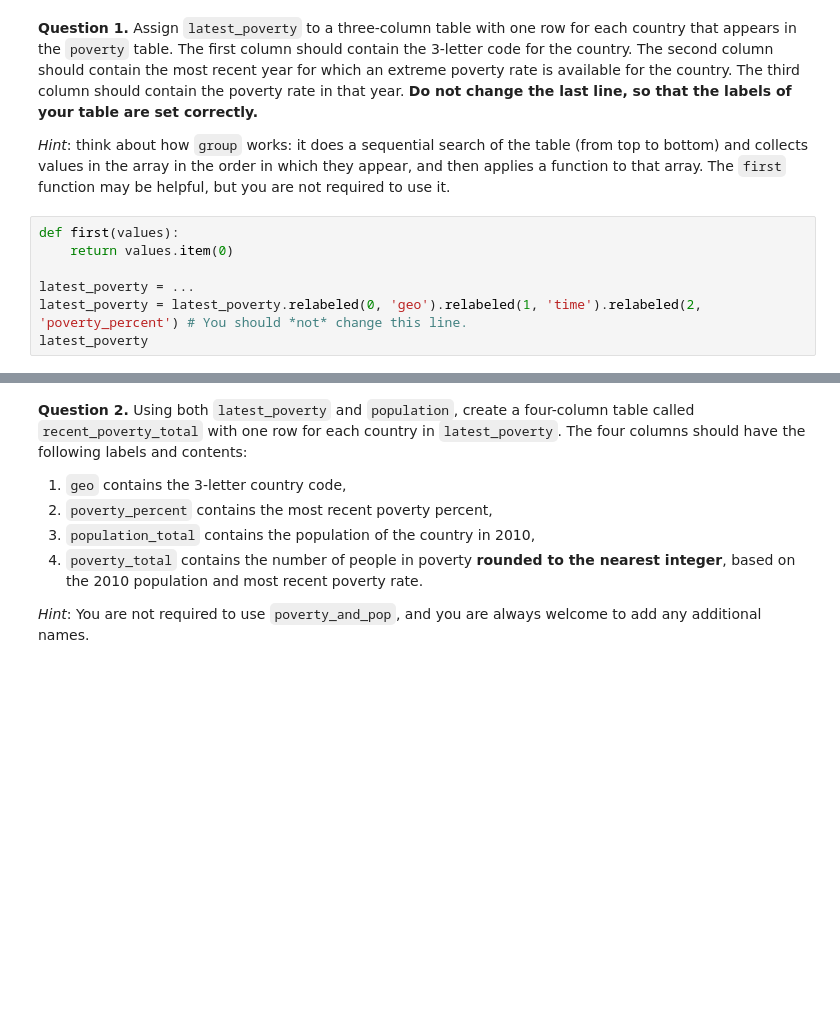
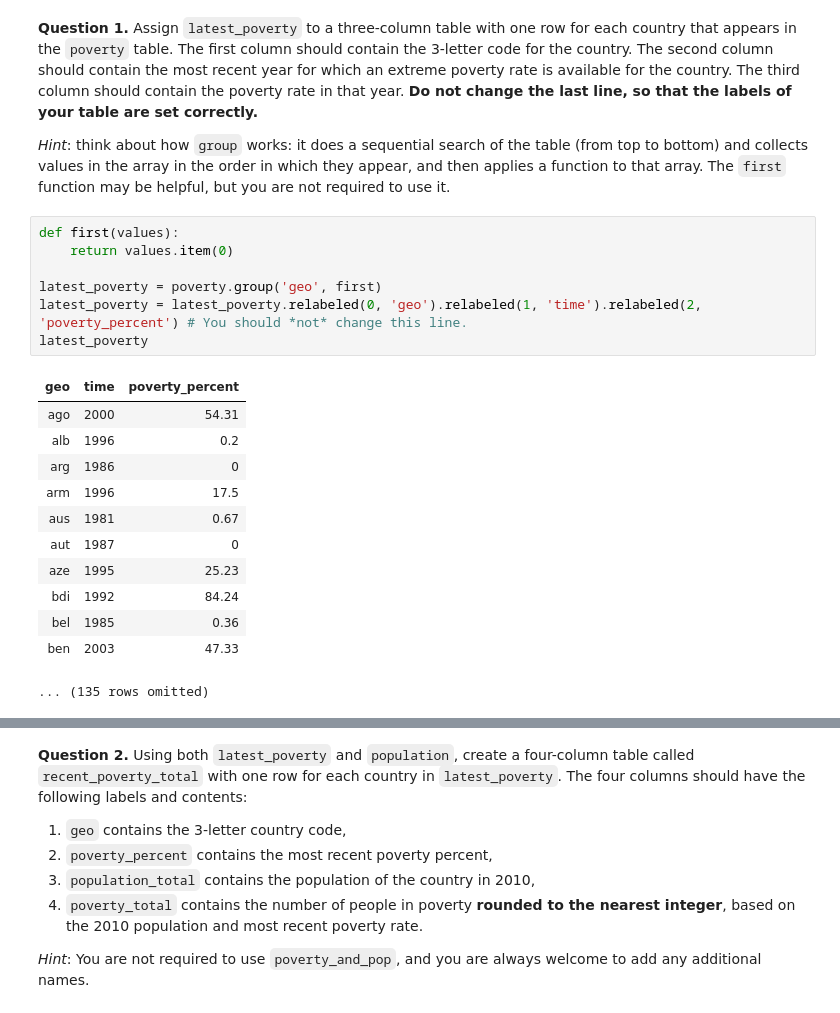
Before and after one commit to Ilawrenc08/Intro-to-Data-Analytics, a Jupyter notebook: Project 1/project1.ipynb, the cells around one changed output, grey strips where cells are left out. Saved outputs shown, nothing was run; the diff lists cells and outputs as text; blank space fills up the shorter version.

```diff
--- a/Project 1/project1.ipynb
+++ b/Project 1/project1.ipynb
@@ -543,9 +602,22 @@ poverty.show(3)
 # %%
 def first(values):
     return values.item(0)
 
-latest_poverty = ...
+latest_poverty = poverty.group('geo', first)
 latest_poverty = latest_poverty.relabeled(0, 'geo').relabeled(1, 'time').relabeled(2, 'poverty_percent') # You should *not* change this line.
 latest_poverty
+# %% [output]
+| geo | time | poverty_percent |
+| ago | 2000 | 54.31 |
+| alb | 1996 | 0.2 |
+| arg | 1986 | 0 |
+| arm | 1996 | 17.5 |
+| aus | 1981 | 0.67 |
+| aut | 1987 | 0 |
+| aze | 1995 | 25.23 |
+| bdi | 1992 | 84.24 |
+| bel | 1985 | 0.36 |
+| ben | 2003 | 47.33 |
+... (135 rows omitted)
 # %%
 grader.check("q2_1")
```
Also changed, not shown: parts of 18 cells of this notebook, 14 other files.
